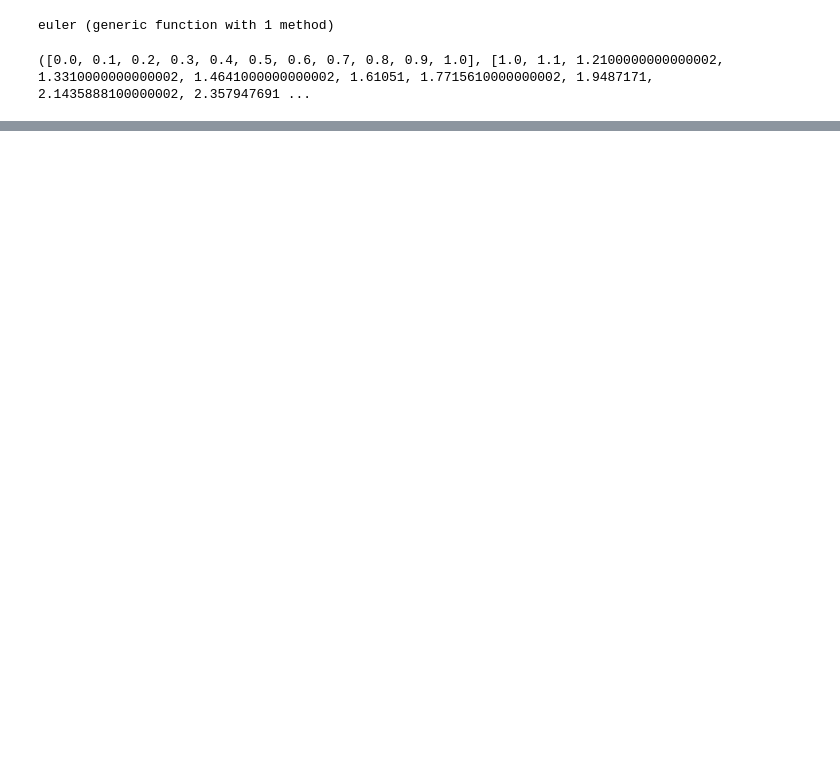
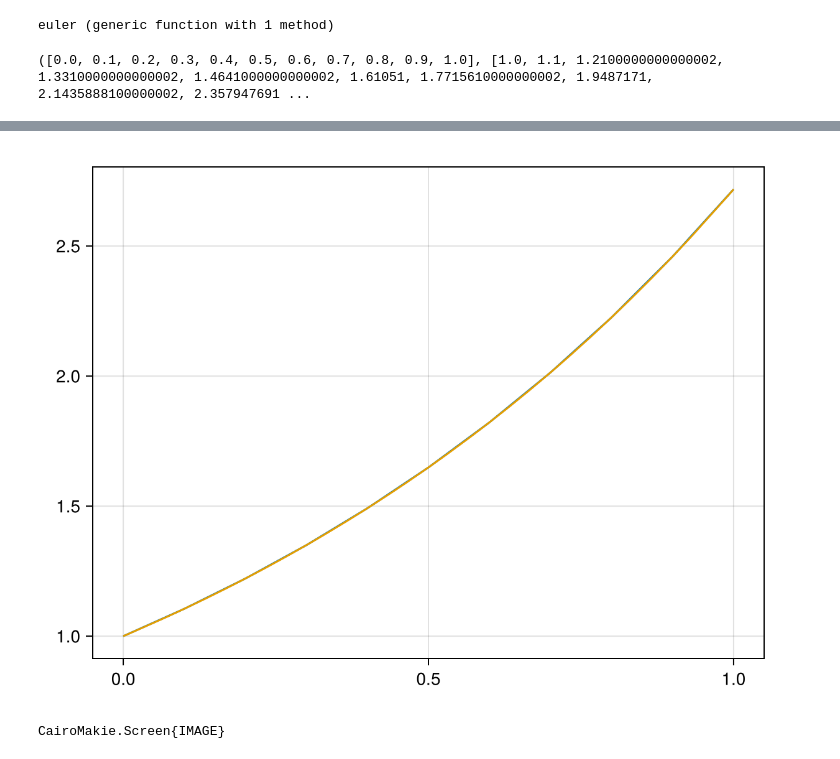
Before and after one commit to pstaabp/sci-comp-book, a Jupyter notebook: julia-output/diff-eqn.ipynb, the cells around one changed output, grey strips where cells are left out. Cells and saved outputs as stored; diff of their text form; code cells hidden in the pictures; blank space fills up the shorter version.

```diff
--- a/julia-output/diff-eqn.ipynb
+++ b/julia-output/diff-eqn.ipynb
@@ -29,0 +120,10 @@ savefig("../assets/plots/diffeqn/euler.png")
+# %%
+fig, ax = lines(pts)
+lines!(0..1,exp)
+fig
+# %% [output]
+[figure, added]
+# %%
+save("../assets/plots/diffeqn/DEexp.png", fig)
+# %% [output]
+CairoMakie.Screen{IMAGE}
```
Also changed, not shown: parts of 34 cells of this notebook, 24 other files.
